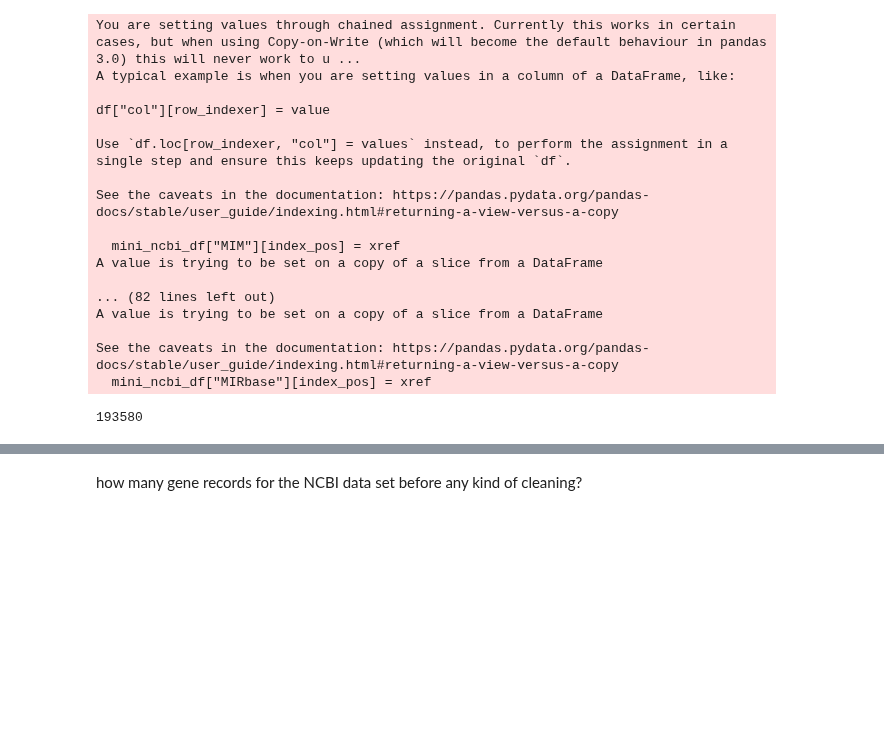
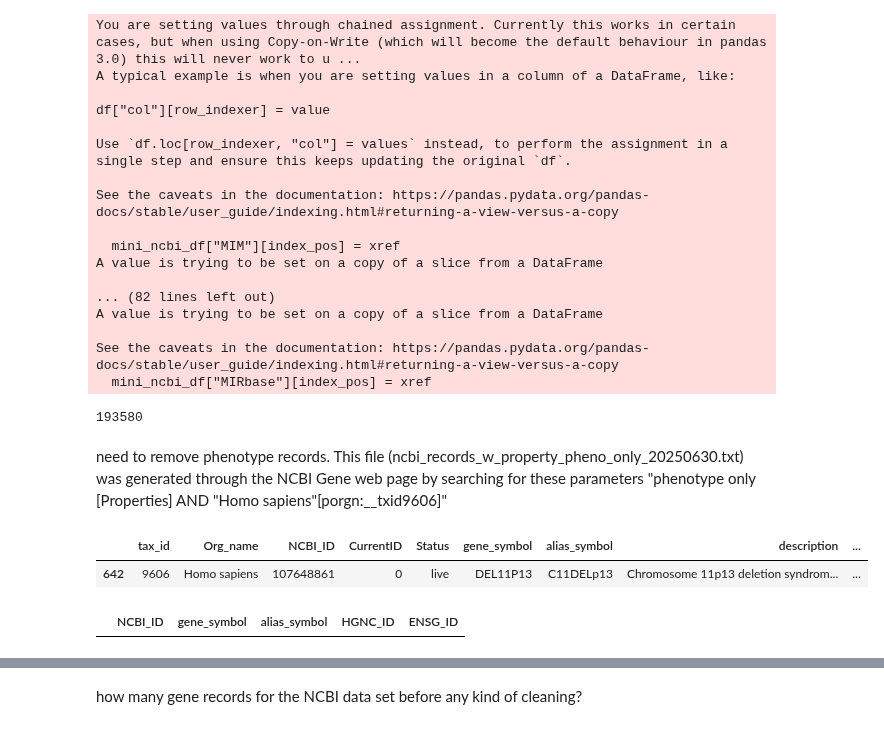
Before and after one commit to cancervariants/gene-harmony-analysis, a Jupyter notebook: analysis/1_alias_primary_collision_analysis.ipynb, the cells around one changed output, grey strips where cells are left out. Saved outputs shown, nothing was run; the diff lists cells and outputs as text; code cells hidden in the pictures; blank space fills up the shorter version.

```diff
--- a/analysis/1_alias_primary_collision_analysis.ipynb
+++ b/analysis/1_alias_primary_collision_analysis.ipynb
@@ -676,3 +670,15 @@ mini_ncbi_df = mini_ncbi_df.drop(
     ],
     axis=1,
 )
+# %% [markdown]
+need to remove phenotype records. This file (ncbi_records_w_property_pheno_only_20250630.txt) was generated through the NCBI Gene web page by searching for these parameters "phenotype only [Properties] AND "Homo sapiens"[porgn:__txid9606]"
+# %%
+ncbi_pheno_records_df = pd.read_csv("../input/ncbi_records_w_property_pheno_only_20250630.txt", sep="\t")
+
+ncbi_pheno_records_df = ncbi_pheno_records_df.rename(
+    columns={"GeneID": "NCBI_ID", "Symbol": "gene_symbol", "Aliases": "alias_symbol"})
+# %%
+ncbi_pheno_records_df.loc[ncbi_pheno_records_df["NCBI_ID"]== 107648861]
+# %% [output]
+|  | tax_id | Org_name | NCBI_ID | CurrentID | Status | gene_symbol | alias_symbol | description | ... |
+| 642 | 9606 | Homo sapiens | 107648861 | 0 | live | DEL11P13 | C11DELp13 | Chromosome 11p13 deletion syndrom... | ... |
@@ -679,3 +687,7 @@ mini_ncbi_df = mini_ncbi_df.drop(
+# %%
+mini_ncbi_df.loc[mini_ncbi_df["NCBI_ID"]== 107648861]
+# %% [output]
+|  | NCBI_ID | gene_symbol | alias_symbol | HGNC_ID | ENSG_ID |
 # %%
 # Extract date from filename and check if it is before June 25, 2025
 match = re.search(r'(\d{8})', ncbi_file_path)
```
Also changed, not shown: parts of 27 cells of this notebook, 11 other files.
